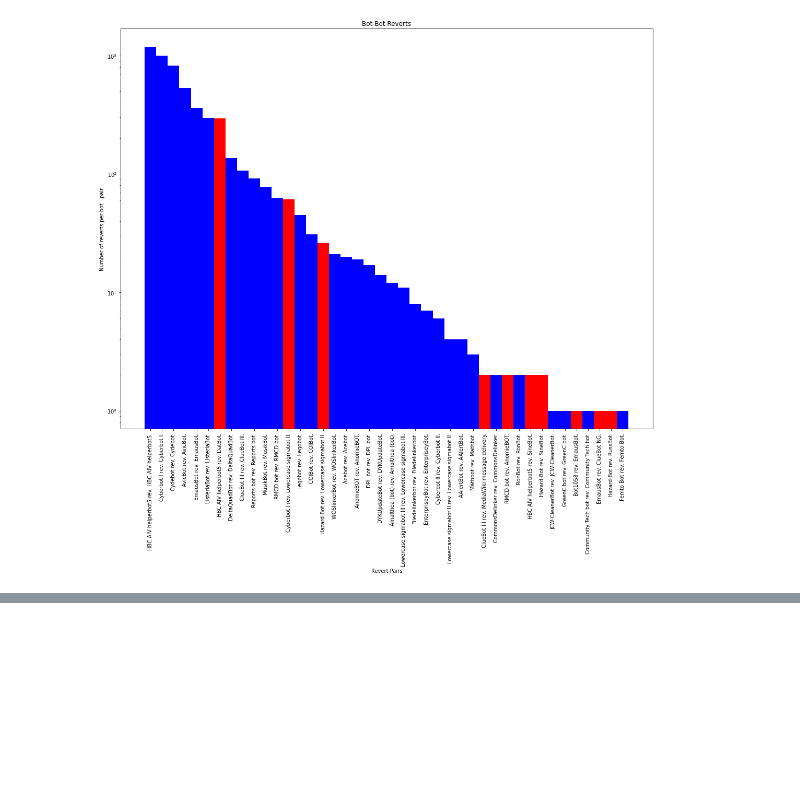
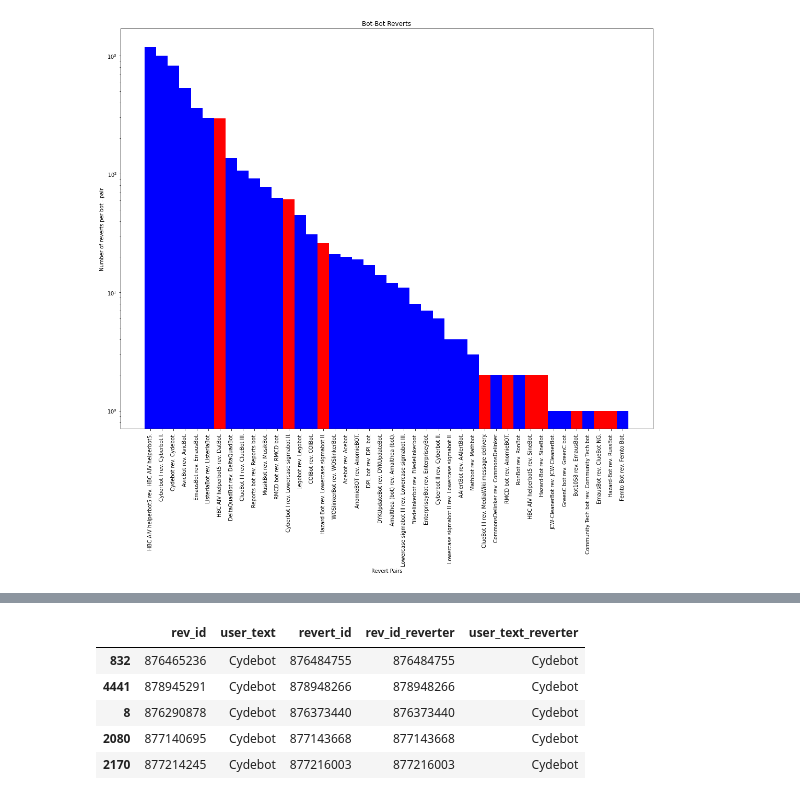
Before and after one commit to levon003/wiki-ores-feedback, a Jupyter notebook: reu2021/bot_reverts_analyses.ipynb, the cells around one changed output, grey strips where cells are left out. Cells and saved outputs as stored; diff of their text form; code cells hidden in the pictures; blank space fills up the shorter version.

```diff
--- a/reu2021/bot_reverts_analyses.ipynb
+++ b/reu2021/bot_reverts_analyses.ipynb
@@ -151,0 +134,9 @@ len(bot_pairs[bot_pairs.is_self_revert == False])
+# %%
+bot_bot_reverts[bot_bot_reverts.user_text == "Cydebot"].sample(n=5, random_state=1)
+# %% [output]
+|  | rev_id | user_text | revert_id | rev_id_reverter | user_text_reverter |
+| 832 | 876465236 | Cydebot | 876484755 | 876484755 | Cydebot |
+| 4441 | 878945291 | Cydebot | 878948266 | 878948266 | Cydebot |
+| 8 | 876290878 | Cydebot | 876373440 | 876373440 | Cydebot |
+| 2080 | 877140695 | Cydebot | 877143668 | 877143668 | Cydebot |
+| 2170 | 877214245 | Cydebot | 877216003 | 877216003 | Cydebot |
```
Also changed, not shown: parts of 12 cells of this notebook.
